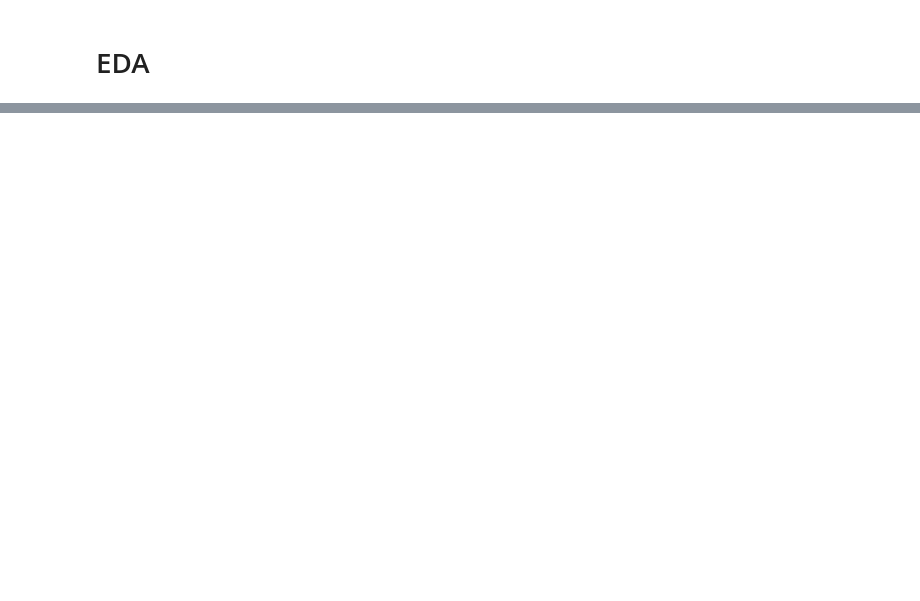
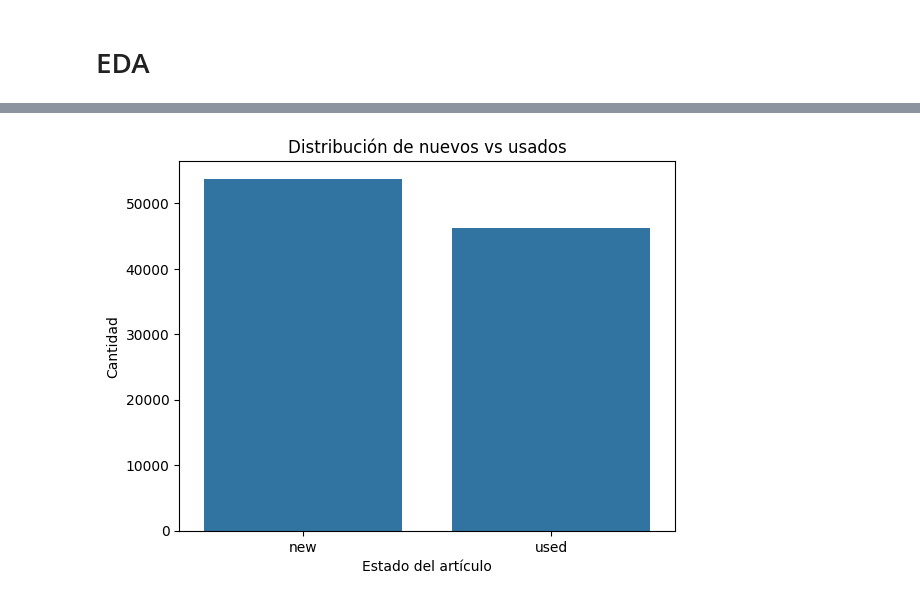
Before and after one commit to jalvergara/model_training, a Jupyter notebook: Notebooks/EDA.ipynb, the cells around one changed output, grey strips where cells are left out. Saved outputs shown, nothing was run; the diff lists cells and outputs as text; code cells hidden in the pictures; blank space fills up the shorter version.

```diff
--- a/Notebooks/EDA.ipynb
+++ b/Notebooks/EDA.ipynb
@@ -19,0 +46,7 @@ df.head(3)
+# %%
+# Reemplazar los valores nulos con 'desconocido'
+df.fillna('desconocido', inplace=True)
+
+# Verificar si ya no hay valores nulos
+print("\nCantidad de valores nulos por columna después del reemplazo:")
+print(df.isnull().sum())
@@ -19,0 +306,17 @@ df.head(3)
+# %%
+# Desanidar 'shipping'
+shipping = pd.json_normalize(df['shipping'])
+
+#shipping['methods'].value_counts() #Todos los casos son nulos o son "[]". Borrar
+#shipping['tags'].value_counts() # 99931 son "[]". Deberiamos borrar
+#shipping['dimensions'].info() # Solo 23 no son nulos. Borrar
+#shipping['free_methods'].value_counts() # Solo 3006 no son nulos. Por ahora lo borraremos, pero queda pendiente revisión
+
+shipping = shipping.drop(['methods','tags','dimensions','free_methods'], axis=1)
+
+# Renombramos las columnas, para aclarar que pertenecen a shipping y evitar confusiones
+shipping.rename(columns={
+    'mode': 'shipping_mode'
+}, inplace=True)
+
+shipping.head(3)
@@ -19,0 +445,10 @@ df.head(3)
+# %%
+# Combinar los DataFrames, manteniendo las columnas no anidadas
+df = pd.concat([df.drop(['shipping','geolocation', 'seller_address', 'pictures', 'descriptions','non_mercado_pago_payment_methods'], #Sin imagenes, por ahora no tiene sentido
+                                axis=1), shipping,geolocation,seller_address,non_mercado_pago_clean], axis=1)
+
+# Configurar pandas para mostrar todas las columnas
+pd.set_option('display.max_columns', None)
+
+# Mostrar los primeros 3 registros
+df.head(3)
@@ -19,0 +485,12 @@ df.head(3)
+# %%
+import seaborn as sns
+import matplotlib.pyplot as plt
+
+# Distribución de 'condition' (nuevo vs usado)
+sns.countplot(x='condition', data=df)
+plt.title('Distribución de nuevos vs usados')
+plt.xlabel('Estado del artículo')
+plt.ylabel('Cantidad')
+plt.show()
+# %% [output]
+[figure, added]
```
Also changed, not shown: parts of 46 cells of this notebook, 1 other file.
